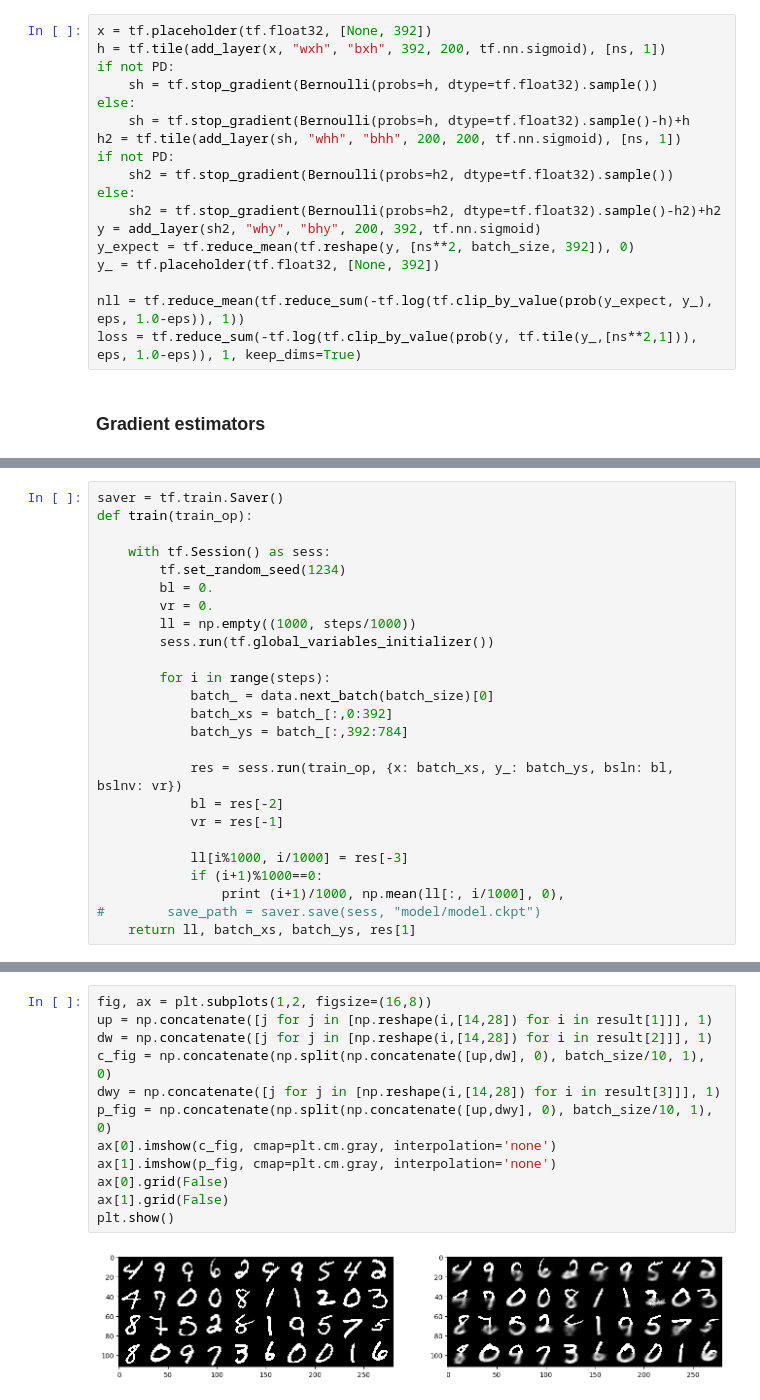
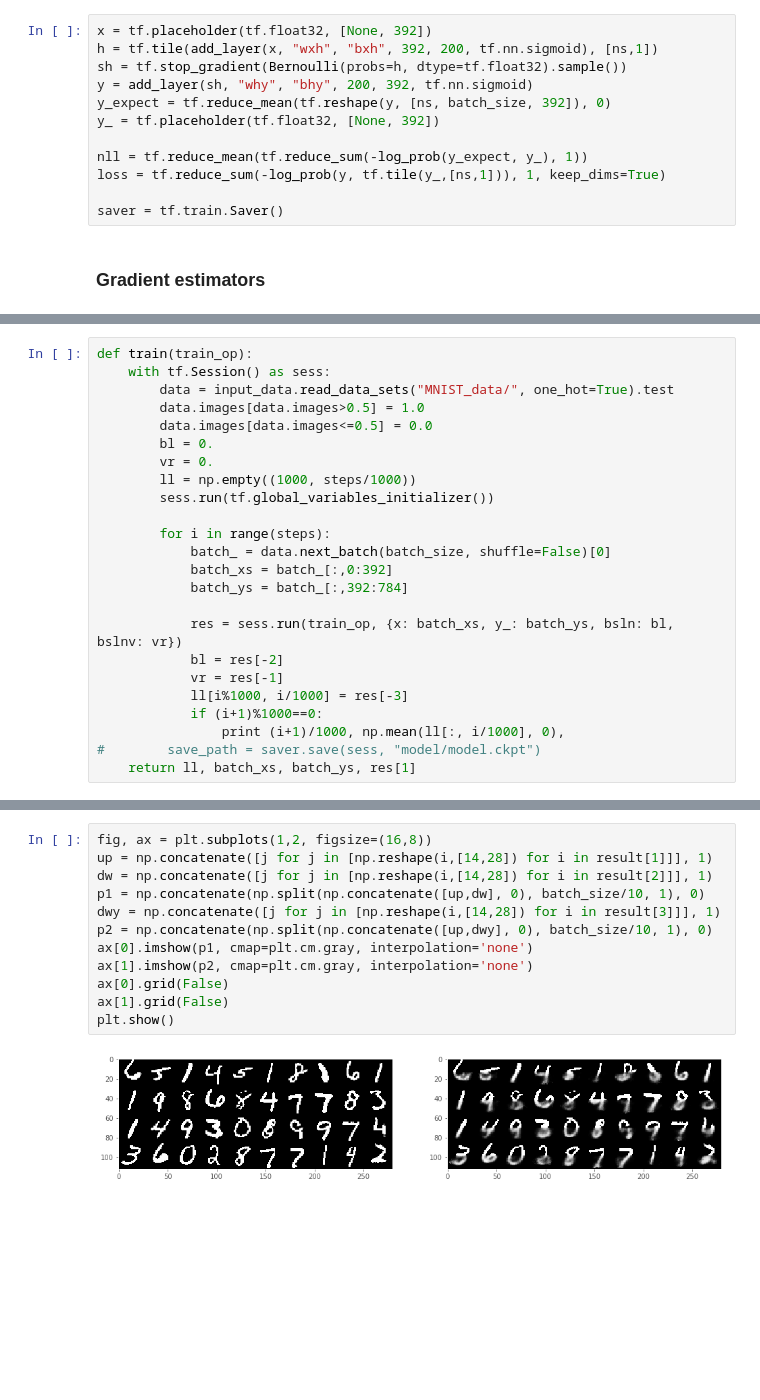
Before and after one commit to ethihsy/cc, a Jupyter notebook: gd_est.ipynb, the cells around one changed output, grey strips where cells are left out. Cells and saved outputs as stored; diff of their text form; blank space fills up the shorter version.

```diff
--- a/gd_est.ipynb
+++ b/gd_est.ipynb
@@ -77,22 +53,16 @@ steps = 50000
 ### Sigmoid belief networks
 # %%
 x = tf.placeholder(tf.float32, [None, 392])
-h = tf.tile(add_layer(x, "wxh", "bxh", 392, 200, tf.nn.sigmoid), [ns, 1])
-if not PD:
-    sh = tf.stop_gradient(Bernoulli(probs=h, dtype=tf.float32).sample())
-else:
-    sh = tf.stop_gradient(Bernoulli(probs=h, dtype=tf.float32).sample()-h)+h
-h2 = tf.tile(add_layer(sh, "whh", "bhh", 200, 200, tf.nn.sigmoid), [ns, 1])
-if not PD:
-    sh2 = tf.stop_gradient(Bernoulli(probs=h2, dtype=tf.float32).sample())
-else:
-    sh2 = tf.stop_gradient(Bernoulli(probs=h2, dtype=tf.float32).sample()-h2)+h2
-y = add_layer(sh2, "why", "bhy", 200, 392, tf.nn.sigmoid)
-y_expect = tf.reduce_mean(tf.reshape(y, [ns**2, batch_size, 392]), 0)
+h = tf.tile(add_layer(x, "wxh", "bxh", 392, 200, tf.nn.sigmoid), [ns,1])
+sh = tf.stop_gradient(Bernoulli(probs=h, dtype=tf.float32).sample())
+y = add_layer(sh, "why", "bhy", 200, 392, tf.nn.sigmoid)
+y_expect = tf.reduce_mean(tf.reshape(y, [ns, batch_size, 392]), 0)
 y_ = tf.placeholder(tf.float32, [None, 392])
 
-nll = tf.reduce_mean(tf.reduce_sum(-tf.log(tf.clip_by_value(prob(y_expect, y_), eps, 1.0-eps)), 1))
-loss = tf.reduce_sum(-tf.log(tf.clip_by_value(prob(y, tf.tile(y_,[ns**2,1])), eps, 1.0-eps)), 1, keep_dims=True)
+nll = tf.reduce_mean(tf.reduce_sum(-log_prob(y_expect, y_), 1))
+loss = tf.reduce_sum(-log_prob(y, tf.tile(y_,[ns,1])), 1, keep_dims=True)
+
+saver = tf.train.Saver()
 # %% [markdown]
 ### Gradient estimators
 # %%
@@ -179,23 +153,22 @@ def ST_():
 # %%
-saver = tf.train.Saver()
 def train(train_op):
-
     with tf.Session() as sess:
-        tf.set_random_seed(1234)
+        data = input_data.read_data_sets("MNIST_data/", one_hot=True).test
+        data.images[data.images>0.5] = 1.0
+        data.images[data.images<=0.5] = 0.0
         bl = 0.
         vr = 0.
         ll = np.empty((1000, steps/1000))
         sess.run(tf.global_variables_initializer())
 
         for i in range(steps):
-            batch_ = data.next_batch(batch_size)[0]
+            batch_ = data.next_batch(batch_size, shuffle=False)[0]
             batch_xs = batch_[:,0:392]
             batch_ys = batch_[:,392:784]
 
             res = sess.run(train_op, {x: batch_xs, y_: batch_ys, bsln: bl, bslnv: vr})
             bl = res[-2]
             vr = res[-1]
-
             ll[i%1000, i/1000] = res[-3]
             if (i+1)%1000==0:
                 print (i+1)/1000, np.mean(ll[:, i/1000], 0),
@@ -226,14 +213,14 @@ fig.savefig('foo.png')
 # %%
 fig, ax = plt.subplots(1,2, figsize=(16,8))
 up = np.concatenate([j for j in [np.reshape(i,[14,28]) for i in result[1]]], 1)
 dw = np.concatenate([j for j in [np.reshape(i,[14,28]) for i in result[2]]], 1)
-c_fig = np.concatenate(np.split(np.concatenate([up,dw], 0), batch_size/10, 1), 0)
+p1 = np.concatenate(np.split(np.concatenate([up,dw], 0), batch_size/10, 1), 0)
 dwy = np.concatenate([j for j in [np.reshape(i,[14,28]) for i in result[3]]], 1)
-p_fig = np.concatenate(np.split(np.concatenate([up,dwy], 0), batch_size/10, 1), 0)
-ax[0].imshow(c_fig, cmap=plt.cm.gray, interpolation='none')
-ax[1].imshow(p_fig, cmap=plt.cm.gray, interpolation='none')
+p2 = np.concatenate(np.split(np.concatenate([up,dwy], 0), batch_size/10, 1), 0)
+ax[0].imshow(p1, cmap=plt.cm.gray, interpolation='none')
+ax[1].imshow(p2, cmap=plt.cm.gray, interpolation='none')
 ax[0].grid(False)
 ax[1].grid(False)
 plt.show()
 # %% [output]
-[figure, old version]
+[figure, new version]
```
Also changed, not shown: parts of 8 cells of this notebook.
